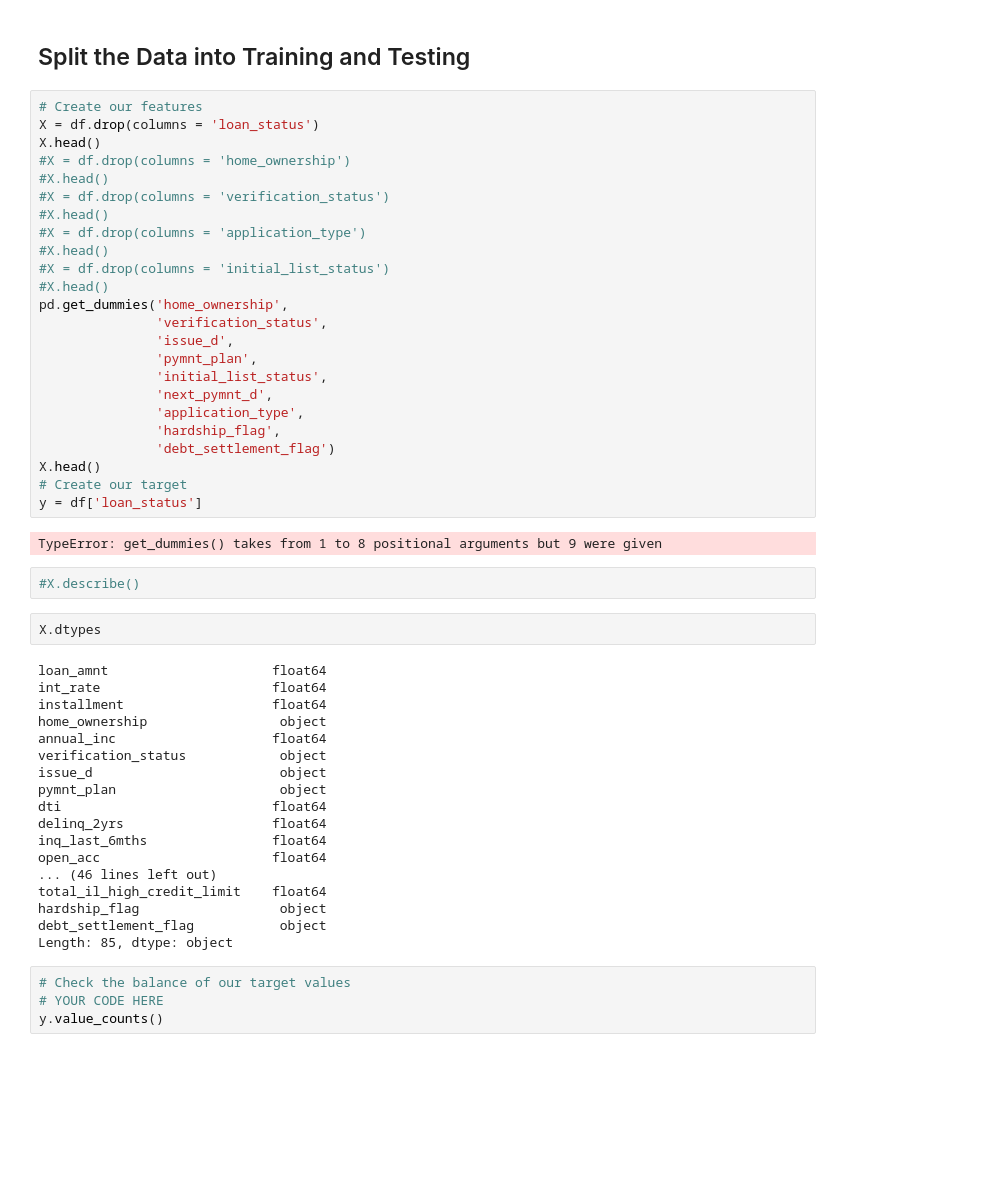
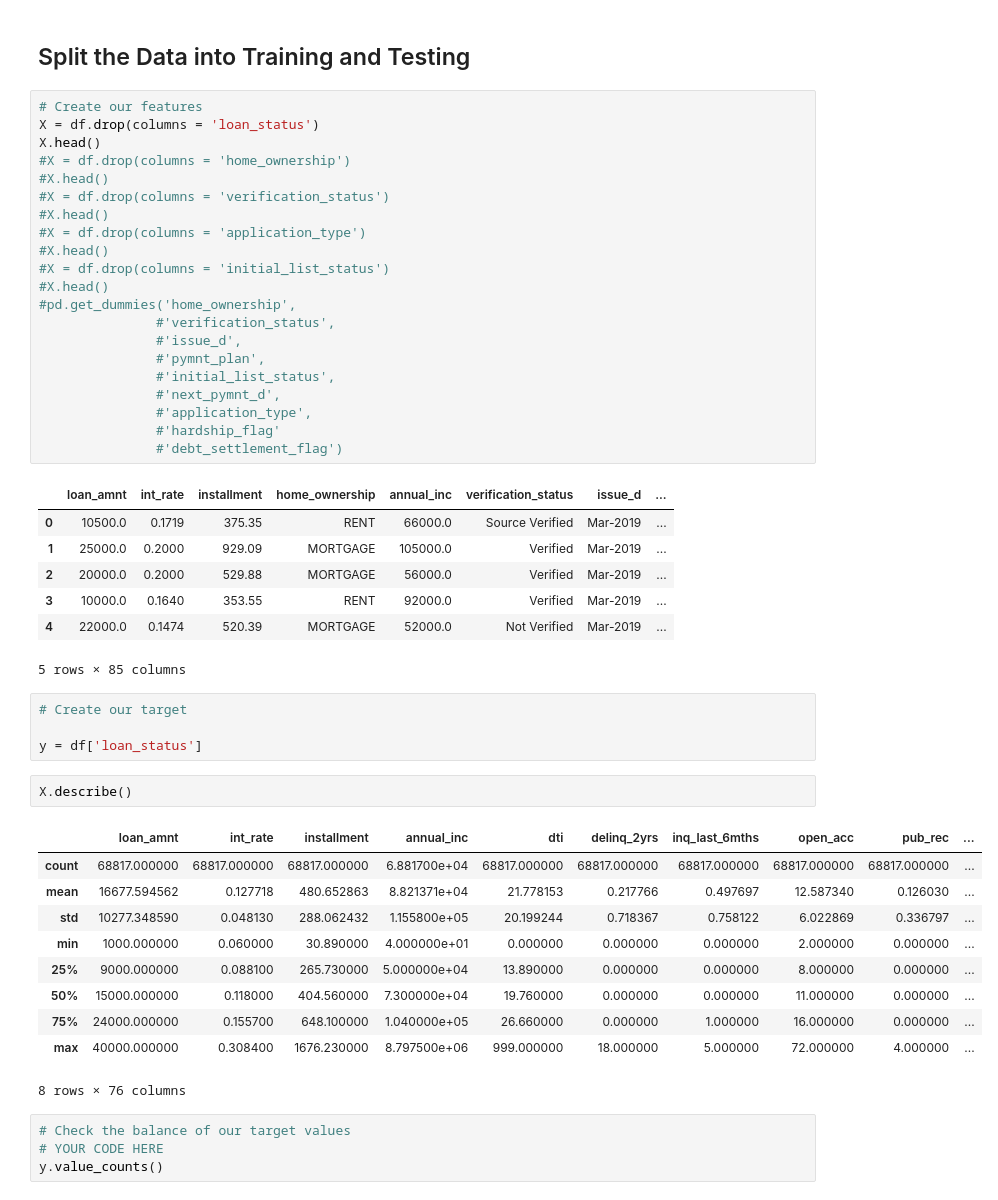
Before and after one commit to ssims11/Classification, a Jupyter notebook: credit_risk_ensemble.ipynb, the cells around one changed output. Drawn from its saved outputs; the diff is of its cells as text; blank space fills up the shorter version.

```diff
--- a/credit_risk_ensemble.ipynb
+++ b/credit_risk_ensemble.ipynb
@@ -45,42 +45,40 @@ X.head()
 #X.head()
 #X = df.drop(columns = 'initial_list_status')
 #X.head()
-pd.get_dummies('home_ownership',
-               'verification_status',
-               'issue_d',
-               'pymnt_plan',
-               'initial_list_status',
-               'next_pymnt_d',
-               'application_type',
-               'hardship_flag',
-               'debt_settlement_flag')
-X.head()
-# Create our target
-y = df['loan_status']
+#pd.get_dummies('home_ownership',
+               #'verification_status',
+               #'issue_d',
+               #'pymnt_plan',
+               #'initial_list_status',
+               #'next_pymnt_d',
+               #'application_type',
+               #'hardship_flag'
+               #'debt_settlement_flag')
 # %% [output]
+|  | loan_amnt | int_rate | installment | home_ownership | annual_inc | verification_status | issue_d | ... |
+| 0 | 10500.0 | 0.1719 | 375.35 | RENT | 66000.0 | Source Verified | Mar-2019 | ... |
+| 1 | 25000.0 | 0.2000 | 929.09 | MORTGAGE | 105000.0 | Verified | Mar-2019 | ... |
+| 2 | 20000.0 | 0.2000 | 529.88 | MORTGAGE | 56000.0 | Verified | Mar-2019 | ... |
+| 3 | 10000.0 | 0.1640 | 353.55 | RENT | 92000.0 | Verified | Mar-2019 | ... |
+| 4 | 22000.0 | 0.1474 | 520.39 | MORTGAGE | 52000.0 | Not Verified | Mar-2019 | ... |
-TypeError: get_dummies() takes from 1 to 8 positional arguments but 9 were given
+5 rows × 85 columns
-# %%
-#X.describe()
+# %%
+# Create our target
+
+y = df['loan_status']
 # %%
-X.dtypes
+X.describe()
 # %% [output]
+|  | loan_amnt | int_rate | installment | annual_inc | dti | delinq_2yrs | inq_last_6mths | open_acc | pub_rec | ... |
+| count | 68817.000000 | 68817.000000 | 68817.000000 | 6.881700e+04 | 68817.000000 | 68817.000000 | 68817.000000 | 68817.000000 | 68817.000000 | ... |
+| mean | 16677.594562 | 0.127718 | 480.652863 | 8.821371e+04 | 21.778153 | 0.217766 | 0.497697 | 12.587340 | 0.126030 | ... |
+| std | 10277.348590 | 0.048130 | 288.062432 | 1.155800e+05 | 20.199244 | 0.718367 | 0.758122 | 6.022869 | 0.336797 | ... |
+| min | 1000.000000 | 0.060000 | 30.890000 | 4.000000e+01 | 0.000000 | 0.000000 | 0.000000 | 2.000000 | 0.000000 | ... |
+| 25% | 9000.000000 | 0.088100 | 265.730000 | 5.000000e+04 | 13.890000 | 0.000000 | 0.000000 | 8.000000 | 0.000000 | ... |
+| 50% | 15000.000000 | 0.118000 | 404.560000 | 7.300000e+04 | 19.760000 | 0.000000 | 0.000000 | 11.000000 | 0.000000 | ... |
+| 75% | 24000.000000 | 0.155700 | 648.100000 | 1.040000e+05 | 26.660000 | 0.000000 | 1.000000 | 16.000000 | 0.000000 | ... |
+| max | 40000.000000 | 0.308400 | 1676.230000 | 8.797500e+06 | 999.000000 | 18.000000 | 5.000000 | 72.000000 | 4.000000 | ... |
-loan_amnt                     float64
-int_rate                      float64
-installment                   float64
-home_ownership                 object
-annual_inc                    float64
-verification_status            object
-issue_d                        object
-pymnt_plan                     object
-dti                           float64
-delinq_2yrs                   float64
-inq_last_6mths                float64
-open_acc                      float64
-... (46 lines left out)
-total_il_high_credit_limit    float64
-hardship_flag                  object
-debt_settlement_flag           object
-Length: 85, dtype: object
+8 rows × 76 columns
 # %%
 # Check the balance of our target values
 # YOUR CODE HERE
```
Also changed, not shown: parts of 13 cells of this notebook, 1 other file.
